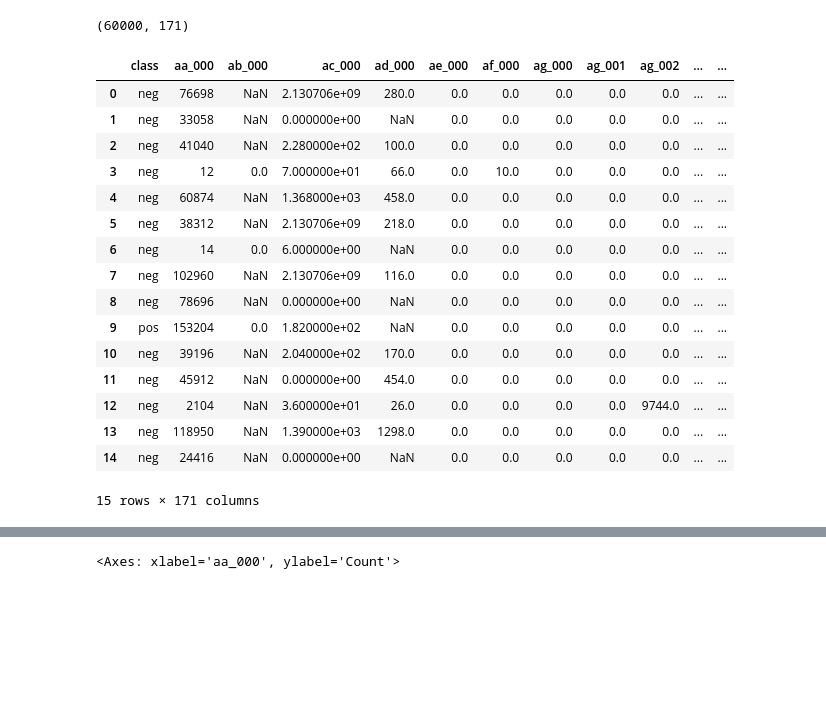
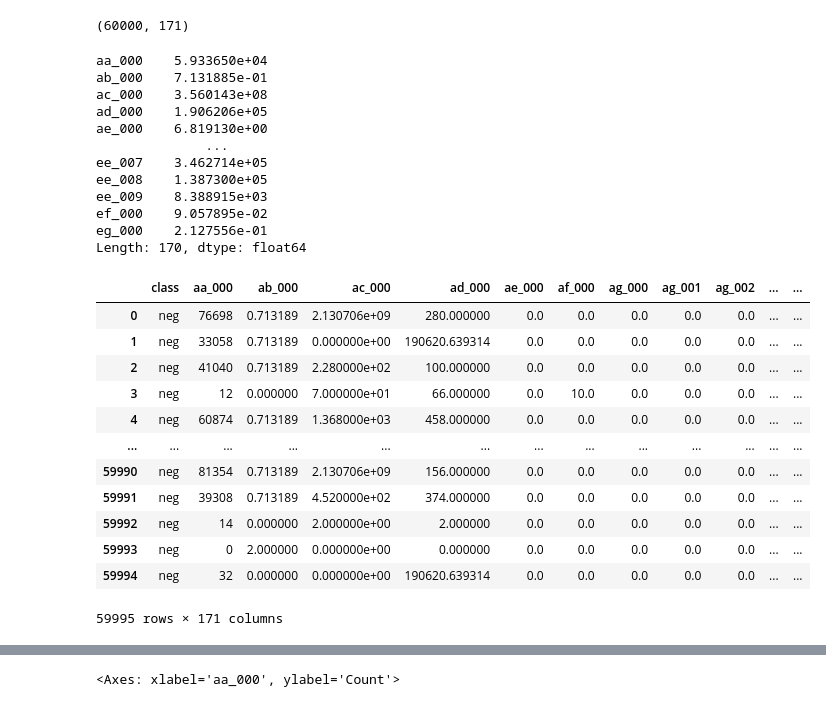
Before and after one commit to SertacBattal/DataPrep, a Jupyter notebook: SertacBattal_DPrepHDip_CA1.ipynb, the cells around one changed output, grey strips where cells are left out. Saved outputs shown, nothing was run; the diff lists cells and outputs as text; code cells hidden in the pictures; blank space fills up the shorter version.

```diff
--- a/SertacBattal_DPrepHDip_CA1.ipynb
+++ b/SertacBattal_DPrepHDip_CA1.ipynb
@@ -89,3 +77,3 @@ dataset.describe()
 # %%
-miss_val_formats = ["na","nan","nan."]
+miss_val_formats = ["na"]
 new_dataset = pd.read_csv("aps_failure_set.csv", na_values = miss_val_formats)
@@ -115,25 +97,36 @@ for column_name in column_list:
 new_dataset.shape
 # %% [output]
 (60000, 171)
+# %%
+new_dataset.mean()
+# %% [output]
+aa_000    5.933650e+04
+ab_000    7.131885e-01
+ac_000    3.560143e+08
+ad_000    1.906206e+05
+ae_000    6.819130e+00
+              ...
+ee_007    3.462714e+05
+ee_008    1.387300e+05
+ee_009    8.388915e+03
+ef_000    9.057895e-02
+eg_000    2.127556e-01
+Length: 170, dtype: float64
 # %%
-dataset["ab_000"].fillna(dataset["ab_000"].mean, inplace=True)
+new_dataset.fillna(new_dataset.mean(), inplace=True)
 # %%
-new_dataset.head(15)
+new_dataset.head(-5)
 # %% [output]
 |  | class | aa_000 | ab_000 | ac_000 | ad_000 | ae_000 | af_000 | ag_000 | ag_001 | ag_002 | ... | ... |
-| 0 | neg | 76698 | NaN | 2.130706e+09 | 280.0 | 0.0 | 0.0 | 0.0 | 0.0 | 0.0 | ... | ... |
-| 1 | neg | 33058 | NaN | 0.000000e+00 | NaN | 0.0 | 0.0 | 0.0 | 0.0 | 0.0 | ... | ... |
-| 2 | neg | 41040 | NaN | 2.280000e+02 | 100.0 | 0.0 | 0.0 | 0.0 | 0.0 | 0.0 | ... | ... |
-| 3 | neg | 12 | 0.0 | 7.000000e+01 | 66.0 | 0.0 | 10.0 | 0.0 | 0.0 | 0.0 | ... | ... |
-| 4 | neg | 60874 | NaN | 1.368000e+03 | 458.0 | 0.0 | 0.0 | 0.0 | 0.0 | 0.0 | ... | ... |
-| 5 | neg | 38312 | NaN | 2.130706e+09 | 218.0 | 0.0 | 0.0 | 0.0 | 0.0 | 0.0 | ... | ... |
-| 6 | neg | 14 | 0.0 | 6.000000e+00 | NaN | 0.0 | 0.0 | 0.0 | 0.0 | 0.0 | ... | ... |
-| 7 | neg | 102960 | NaN | 2.130706e+09 | 116.0 | 0.0 | 0.0 | 0.0 | 0.0 | 0.0 | ... | ... |
-| 8 | neg | 78696 | NaN | 0.000000e+00 | NaN | 0.0 | 0.0 | 0.0 | 0.0 | 0.0 | ... | ... |
-| 9 | pos | 153204 | 0.0 | 1.820000e+02 | NaN | 0.0 | 0.0 | 0.0 | 0.0 | 0.0 | ... | ... |
-| 10 | neg | 39196 | NaN | 2.040000e+02 | 170.0 | 0.0 | 0.0 | 0.0 | 0.0 | 0.0 | ... | ... |
-| 11 | neg | 45912 | NaN | 0.000000e+00 | 454.0 | 0.0 | 0.0 | 0.0 | 0.0 | 0.0 | ... | ... |
-| 12 | neg | 2104 | NaN | 3.600000e+01 | 26.0 | 0.0 | 0.0 | 0.0 | 0.0 | 9744.0 | ... | ... |
-| 13 | neg | 118950 | NaN | 1.390000e+03 | 1298.0 | 0.0 | 0.0 | 0.0 | 0.0 | 0.0 | ... | ... |
-| 14 | neg | 24416 | NaN | 0.000000e+00 | NaN | 0.0 | 0.0 | 0.0 | 0.0 | 0.0 | ... | ... |
+| 0 | neg | 76698 | 0.713189 | 2.130706e+09 | 280.000000 | 0.0 | 0.0 | 0.0 | 0.0 | 0.0 | ... | ... |
+| 1 | neg | 33058 | 0.713189 | 0.000000e+00 | 190620.639314 | 0.0 | 0.0 | 0.0 | 0.0 | 0.0 | ... | ... |
+| 2 | neg | 41040 | 0.713189 | 2.280000e+02 | 100.000000 | 0.0 | 0.0 | 0.0 | 0.0 | 0.0 | ... | ... |
+| 3 | neg | 12 | 0.000000 | 7.000000e+01 | 66.000000 | 0.0 | 10.0 | 0.0 | 0.0 | 0.0 | ... | ... |
+| 4 | neg | 60874 | 0.713189 | 1.368000e+03 | 458.000000 | 0.0 | 0.0 | 0.0 | 0.0 | 0.0 | ... | ... |
+| ... | ... | ... | ... | ... | ... | ... | ... | ... | ... | ... | ... | ... |
+| 59990 | neg | 81354 | 0.713189 | 2.130706e+09 | 156.000000 | 0.0 | 0.0 | 0.0 | 0.0 | 0.0 | ... | ... |
+| 59991 | neg | 39308 | 0.713189 | 4.520000e+02 | 374.000000 | 0.0 | 0.0 | 0.0 | 0.0 | 0.0 | ... | ... |
+| 59992 | neg | 14 | 0.000000 | 2.000000e+00 | 2.000000 | 0.0 | 0.0 | 0.0 | 0.0 | 0.0 | ... | ... |
+| 59993 | neg | 0 | 2.000000 | 0.000000e+00 | 0.000000 | 0.0 | 0.0 | 0.0 | 0.0 | 0.0 | ... | ... |
+| 59994 | neg | 32 | 0.000000 | 0.000000e+00 | 190620.639314 | 0.0 | 0.0 | 0.0 | 0.0 | 0.0 | ... | ... |
-15 rows × 171 columns
+59995 rows × 171 columns
```
Also changed, not shown: parts of 27 cells of this notebook.
